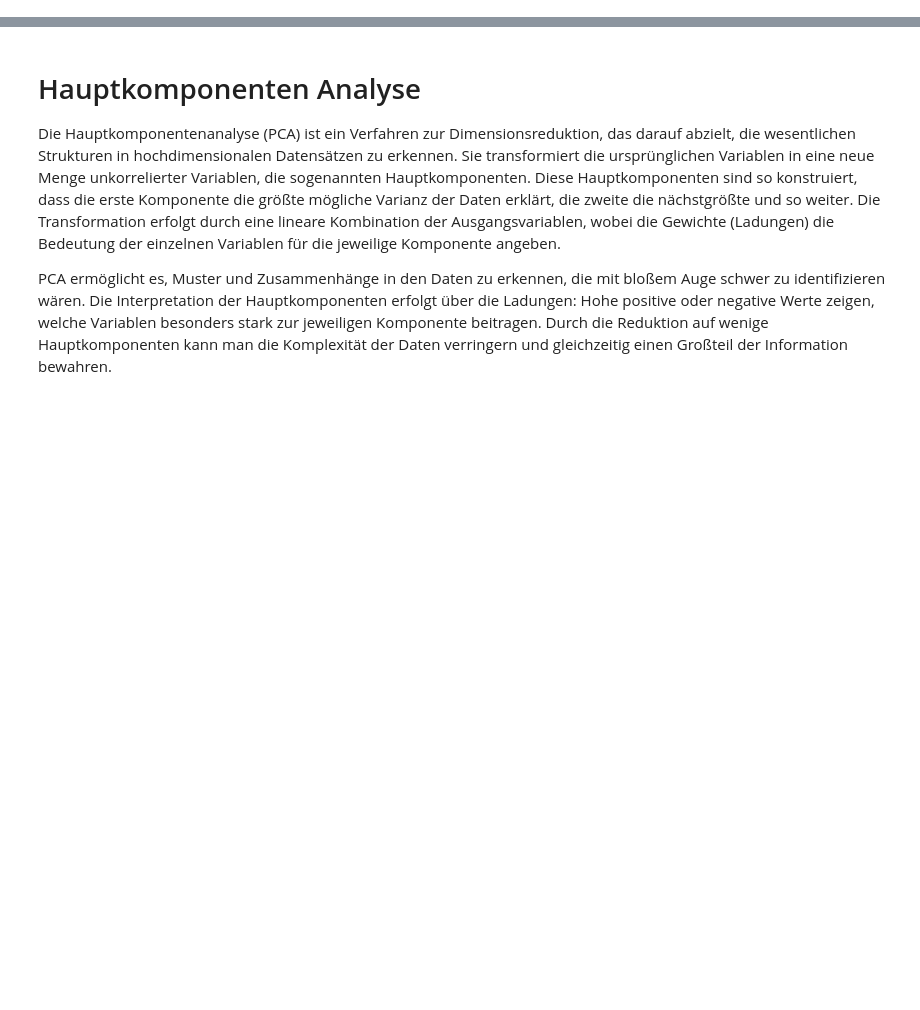
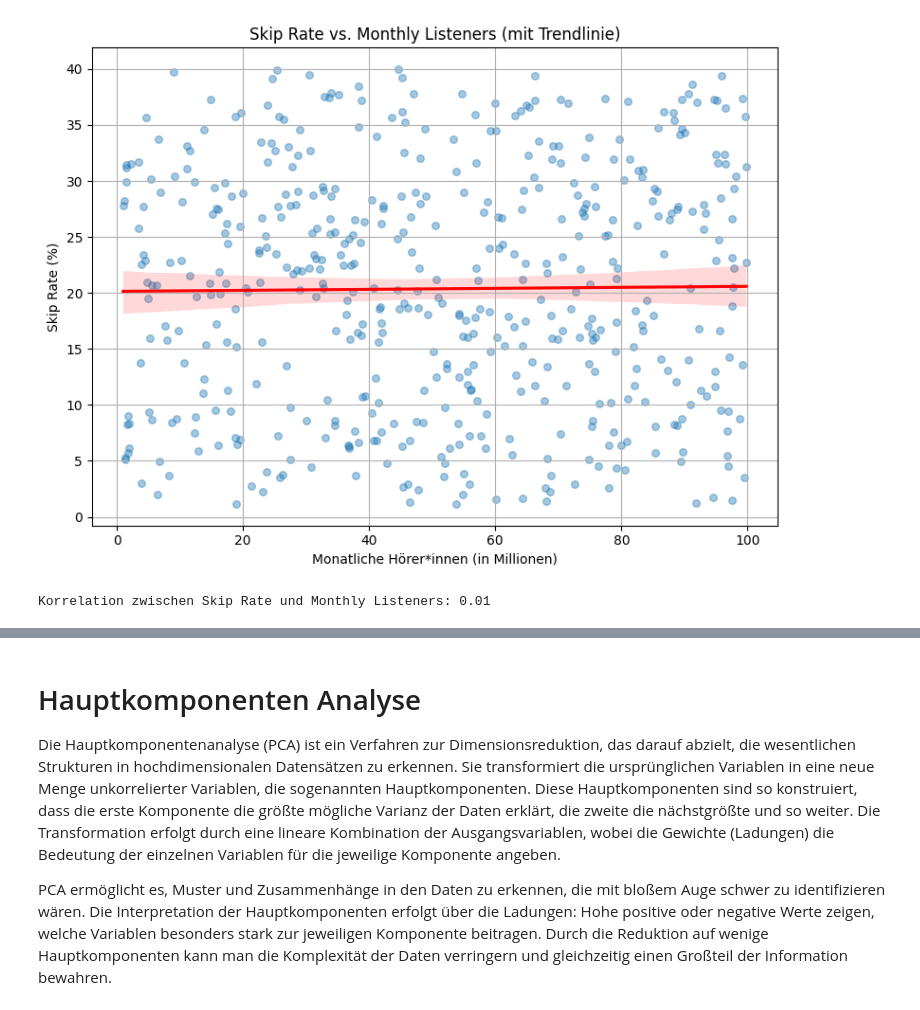
Before and after one commit to LeXeS2/spotify_angewandte_datenanalyse, a Jupyter notebook: spotify.ipynb, the cells around one changed output, grey strips where cells are left out. Saved outputs shown, nothing was run; the diff lists cells and outputs as text; code cells hidden in the pictures; blank space fills up the shorter version.

```diff
--- a/spotify.ipynb
+++ b/spotify.ipynb
@@ -75,0 +279,24 @@ plt.show()
+# %%
+# Scatterplot: Skip Rate vs. Monthly Listeners
+plt.figure(figsize=(8, 6))
+sns.regplot(
+    data=df,
+    x="Monthly Listeners (Millions)",
+    y="Skip Rate (%)",
+    scatter_kws={'alpha':0.4, 's':30},
+    line_kws={'color': 'red'}
+)
+plt.title("Skip Rate vs. Monthly Listeners (mit Trendlinie)")
+plt.xlabel("Monatliche Hörer*innen (in Millionen)")
+plt.ylabel("Skip Rate (%)")
+plt.grid(True)
+plt.tight_layout()
+plt.show()
+
+
+# Korrelationskoeffizient berechnen
+corr = df["Monthly Listeners (Millions)"].corr(df["Skip Rate (%)"])
+print(f"Korrelation zwischen Skip Rate und Monthly Listeners: {corr:.2f}")
+# %% [output]
+[figure, added]
+Korrelation zwischen Skip Rate und Monthly Listeners: 0.01
```
Also changed, not shown: parts of 38 cells of this notebook.
